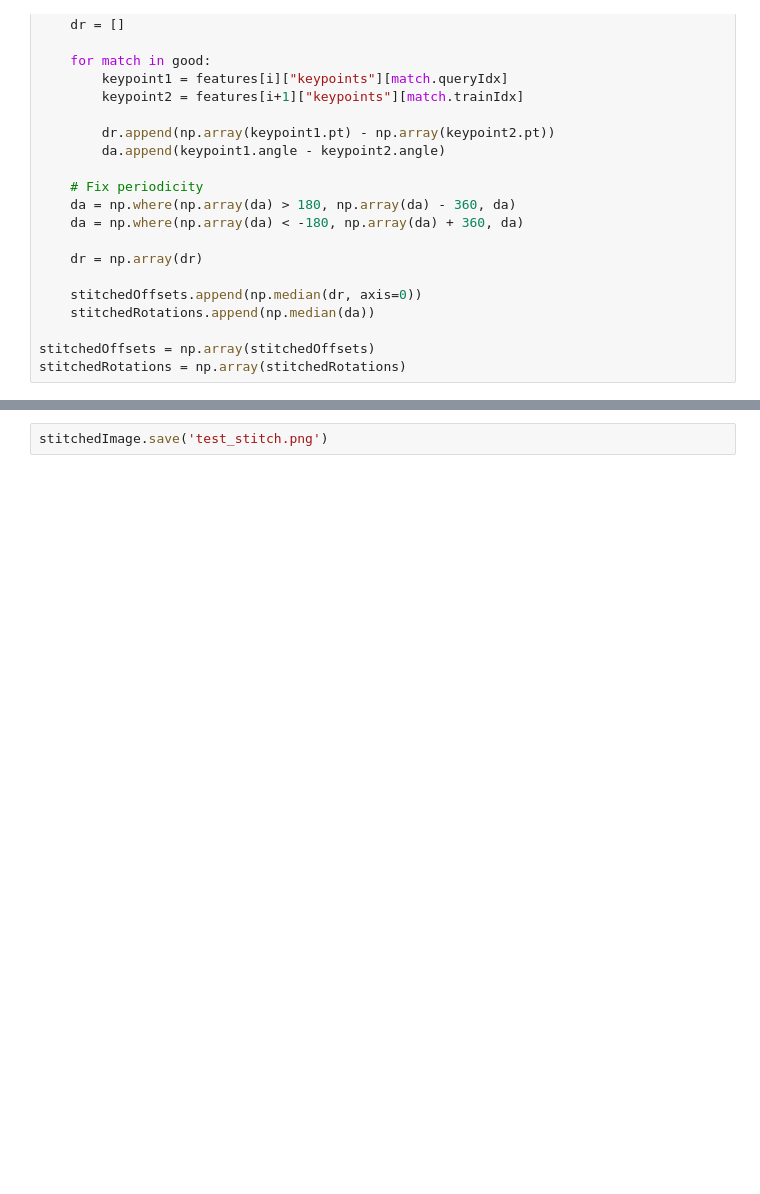
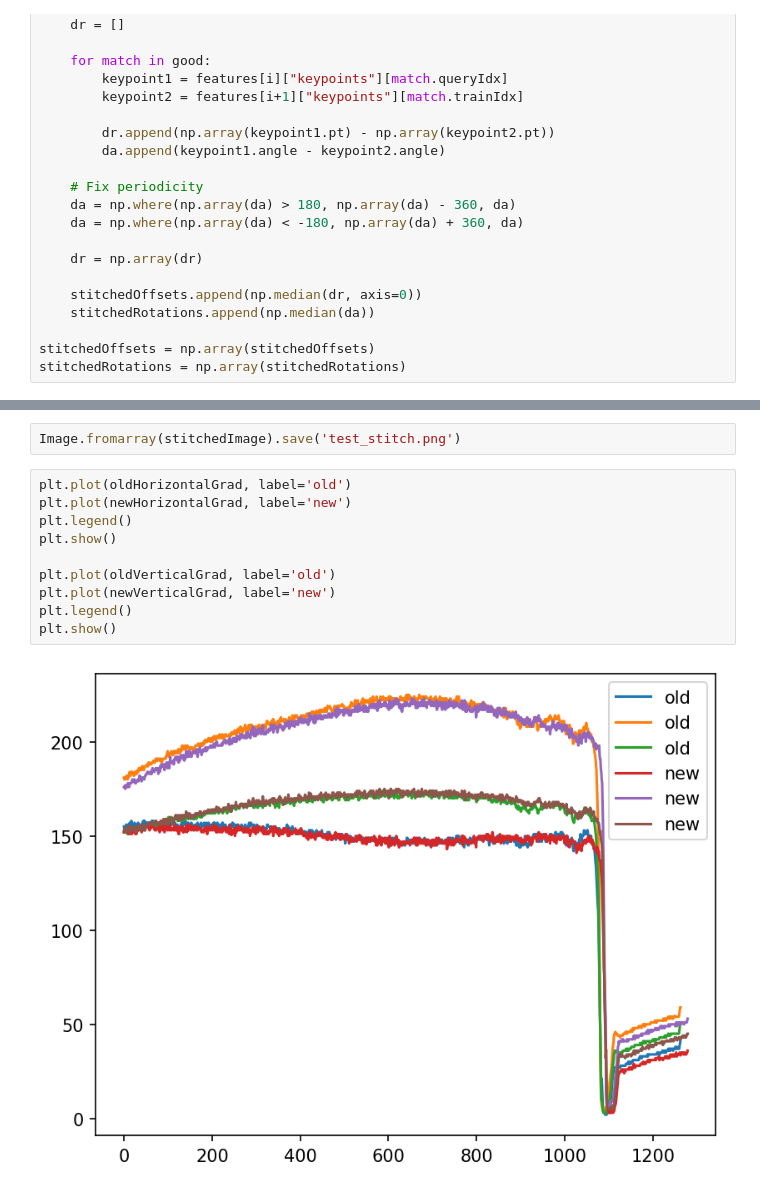
Before and after one commit to Jfeatherstone/stitcher, a Jupyter notebook: ManualStitch.ipynb, the cells around one changed output, grey strips where cells are left out. Drawn from its saved outputs; the diff is of its cells as text; blank space fills up the shorter version.

```diff
--- a/ManualStitch.ipynb
+++ b/ManualStitch.ipynb
@@ -126,2 +136,14 @@ plt.show()
 # %%
-stitchedImage.save('test_stitch.png')
+Image.fromarray(stitchedImage).save('test_stitch.png')
+# %%
+plt.plot(oldHorizontalGrad, label='old')
+plt.plot(newHorizontalGrad, label='new')
+plt.legend()
+plt.show()
+
+plt.plot(oldVerticalGrad, label='old')
+plt.plot(newVerticalGrad, label='new')
+plt.legend()
+plt.show()
+# %% [output]
+[figure, added]
```
Also changed, not shown: parts of 7 cells of this notebook, 2 other files.
